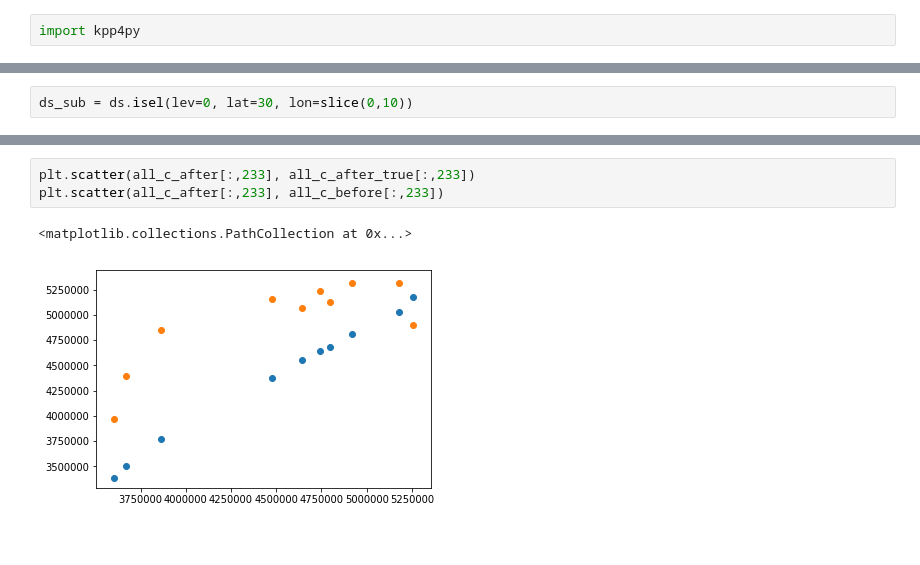
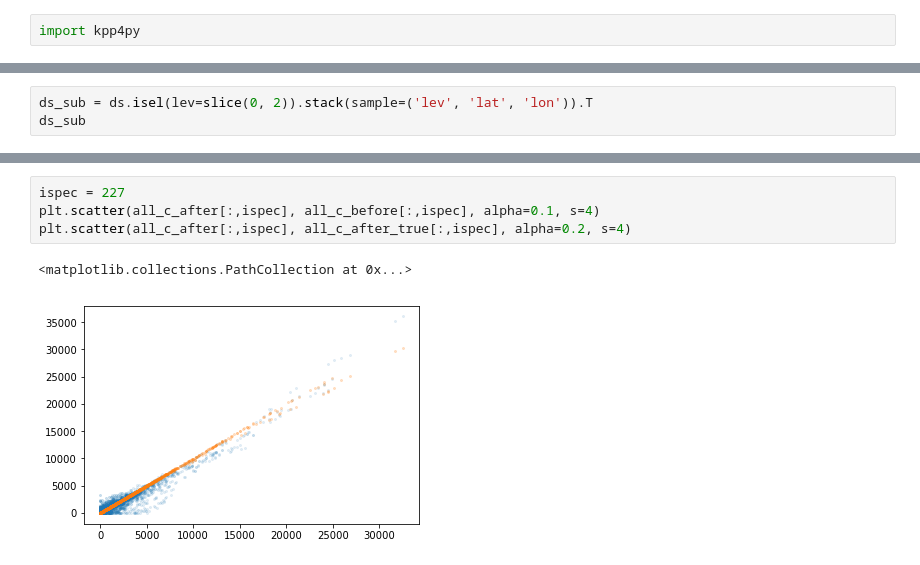
Before and after one commit to JiaweiZhuang/KPP4GC, a Jupyter notebook: GC_12_Standard/verify_f2py.ipynb, the cells around one changed output, grey strips where cells are left out. Saved outputs shown, nothing was run; the diff lists cells and outputs as text.

```diff
--- a/GC_12_Standard/verify_f2py.ipynb
+++ b/GC_12_Standard/verify_f2py.ipynb
@@ -46,2 +27,3 @@ ds['C_before'][0,...,233].plot()
 # %%
-ds_sub = ds.isel(lev=0, lat=30, lon=slice(0,10))
+ds_sub = ds.isel(lev=slice(0, 2)).stack(sample=('lev', 'lat', 'lon')).T
+ds_sub
@@ -61,6 +61,7 @@ all_c_after.shape
-# %%
-plt.scatter(all_c_after[:,233], all_c_after_true[:,233])
-plt.scatter(all_c_after[:,233], all_c_before[:,233])
-# %% [output]
-<matplotlib.collections.PathCollection at 0x...>
-[figure, removed]
+# %%
+ispec = 227
+plt.scatter(all_c_after[:,ispec], all_c_before[:,ispec], alpha=0.1, s=4)
+plt.scatter(all_c_after[:,ispec], all_c_after_true[:,ispec], alpha=0.2, s=4)
+# %% [output]
+<matplotlib.collections.PathCollection at 0x...>
+[figure, added]
```
Also changed, not shown: parts of 6 cells of this notebook.
